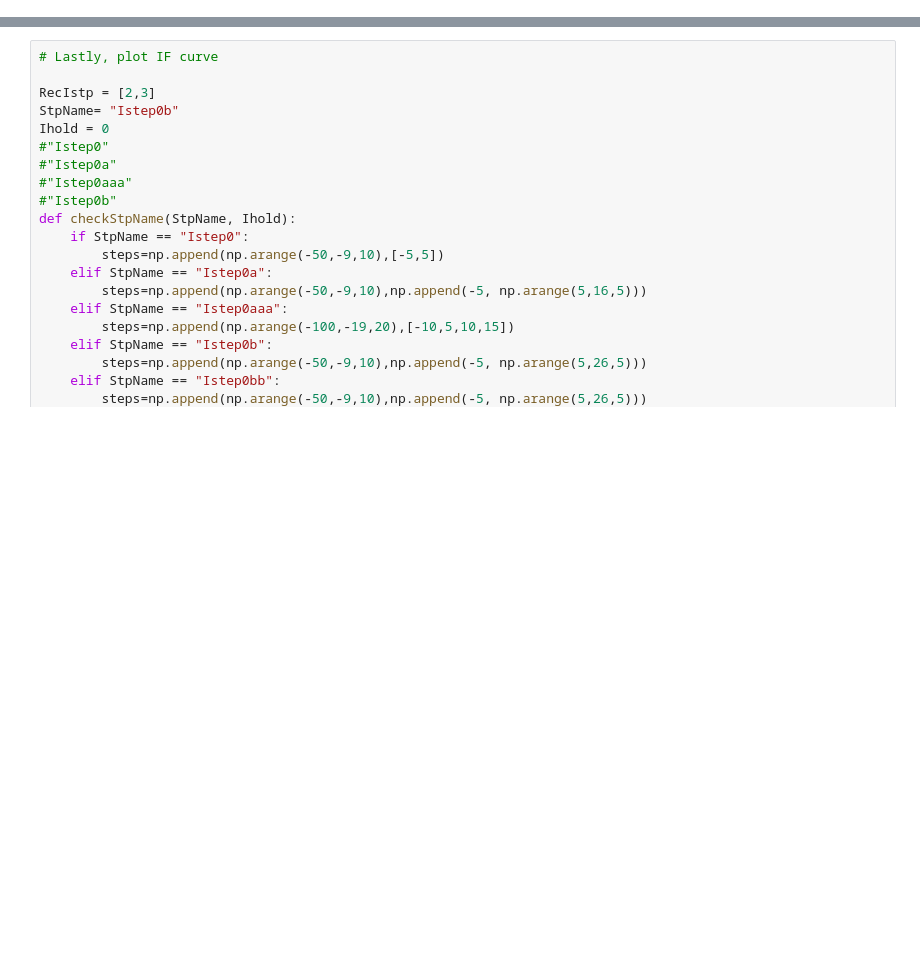
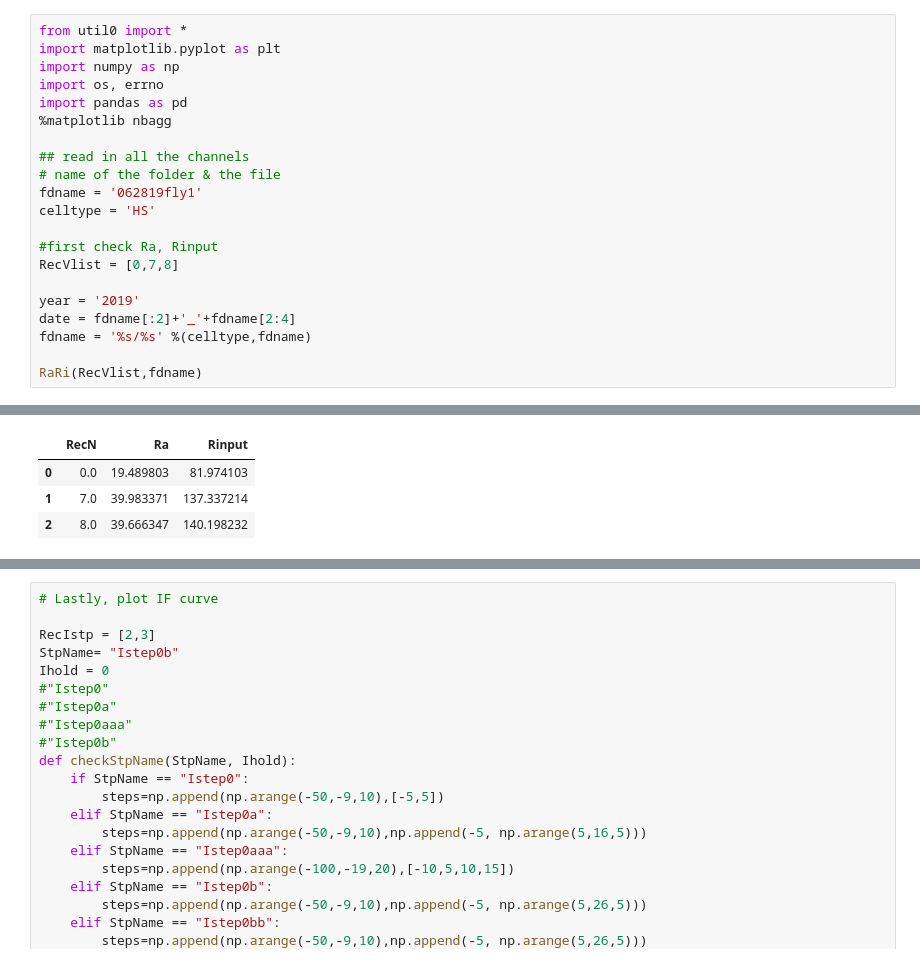
Before and after one commit to huayicodes/EphysAnalysis, a Jupyter notebook: CellProp.ipynb, the cells around one changed output, grey strips where cells are left out. Cells and saved outputs as stored; diff of their text form; blank space fills up the shorter version.

```diff
--- a/CellProp.ipynb
+++ b/CellProp.ipynb
@@ -73,0 +1,22 @@ RaRi(RecVlist,fdname)
+# %%
+from util0 import *
+import matplotlib.pyplot as plt
+import numpy as np
+import os, errno
+import pandas as pd
+%matplotlib nbagg
+
+## read in all the channels
+# name of the folder & the file
+fdname = '062819fly1'
+celltype = 'HS'
+
+#first check Ra, Rinput
+RecVlist = [0,7,8]
+
+year = '2019'
+date = fdname[:2]+'_'+fdname[2:4]
+fdname = '%s/%s' %(celltype,fdname)
+
+RaRi(RecVlist,fdname)
+# %% [output]
@@ -74,3 +25,7 @@ RaRi(RecVlist,fdname)
+|  | RecN | Ra | Rinput |
+| 0 | 0.0 | 19.489803 | 81.974103 |
+| 1 | 7.0 | 39.983371 | 137.337214 |
+| 2 | 8.0 | 39.666347 | 140.198232 |
 # %%
 # Then, check resting Vm, resting fring rate
 RecIo = 1
```
Also changed, not shown: parts of 3 cells of this notebook, 1 other file.
